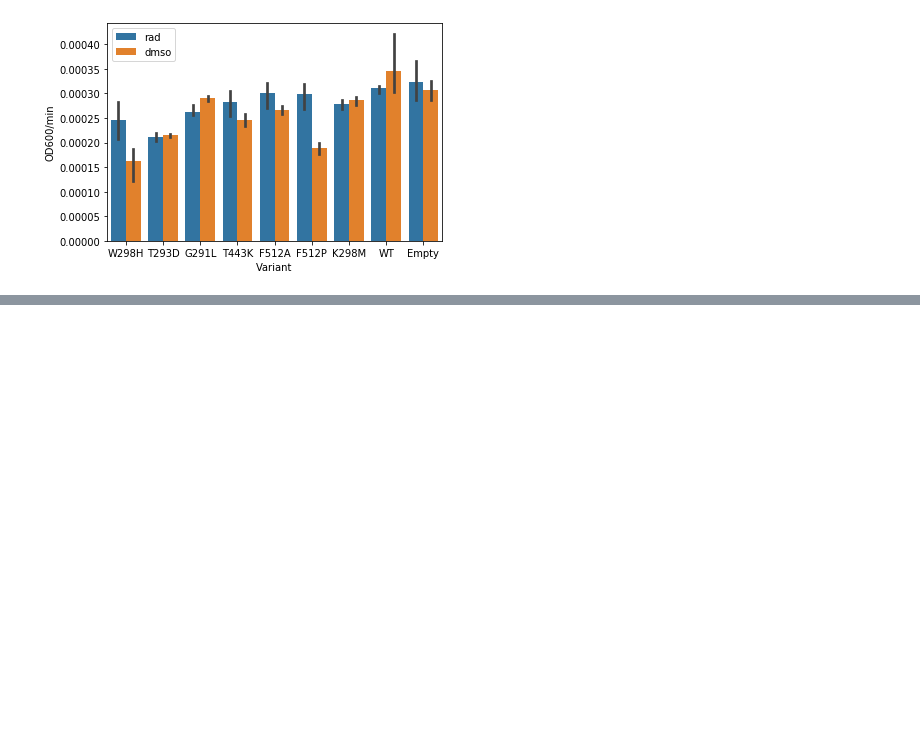
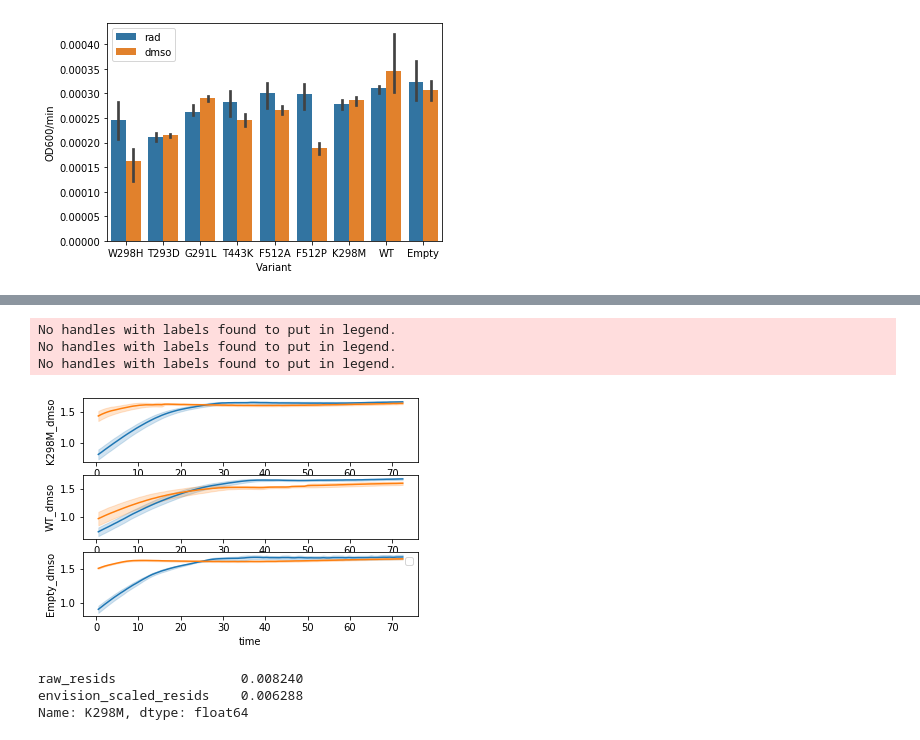
Before and after one commit to nguyenvanessa/src, a Jupyter notebook: nguyenva/testing/read_validation_data.ipynb, the cells around one changed output, grey strips where cells are left out. Cells and saved outputs as stored; diff of their text form; code cells hidden in the pictures; blank space fills up the shorter version.

Commit message:
add raw data and fig v5 nbs

```diff
--- a/nguyenva/testing/read_validation_data.ipynb
+++ b/nguyenva/testing/read_validation_data.ipynb
@@ -267,0 +309,2 @@ ax.set_xticklabels(variants)
+# %%
+raw = pd.read_excel('../../raw_data/Validation/20190620_vn_hsp.xlsx', sheet_name = 'Sheet1')
@@ -267,0 +339,28 @@ ax.set_xticklabels(variants)
+# %%
+idx = 0
+fig, ax = plt.subplots(3)
+for sample in list(samples.keys()):
+    for condition in ['rad', 'dmso']:
+        sample_names = [
+            '{}_{}_{}'.format(sample, condition, 1),
+            '{}_{}_{}'.format(sample, condition, 2),
+            '{}_{}_{}'.format(sample, condition, 3),
+        ]
+        y = np.concatenate(
+            (
+                raw[sample_names[0]].values,
+                raw[sample_names[1]].values,
+                raw[sample_names[2]].values,
+            )
+        )
+        long_temp_df = pd.DataFrame((time_x, y)).T
+        long_temp_df.rename(columns={0 : 'time', 1: '{}_{}'.format(sample, condition)}, inplace=True)
+
+        sns.lineplot(x='time', y='{}_{}'.format(sample, condition), data=long_temp_df, ci='sd', ax=ax[idx])
+    plt.legend()
+    idx += 1
+# %% [output]
+No handles with labels found to put in legend.
+No handles with labels found to put in legend.
+No handles with labels found to put in legend.
+[figure, added]
@@ -267,0 +369,6 @@ ax.set_xticklabels(variants)
+# %%
+resids.loc['K298M', :]
+# %% [output]
+raw_resids                0.008240
+envision_scaled_resids    0.006288
+Name: K298M, dtype: float64
```
Also changed, not shown: parts of 18 cells of this notebook, 23 other files.
